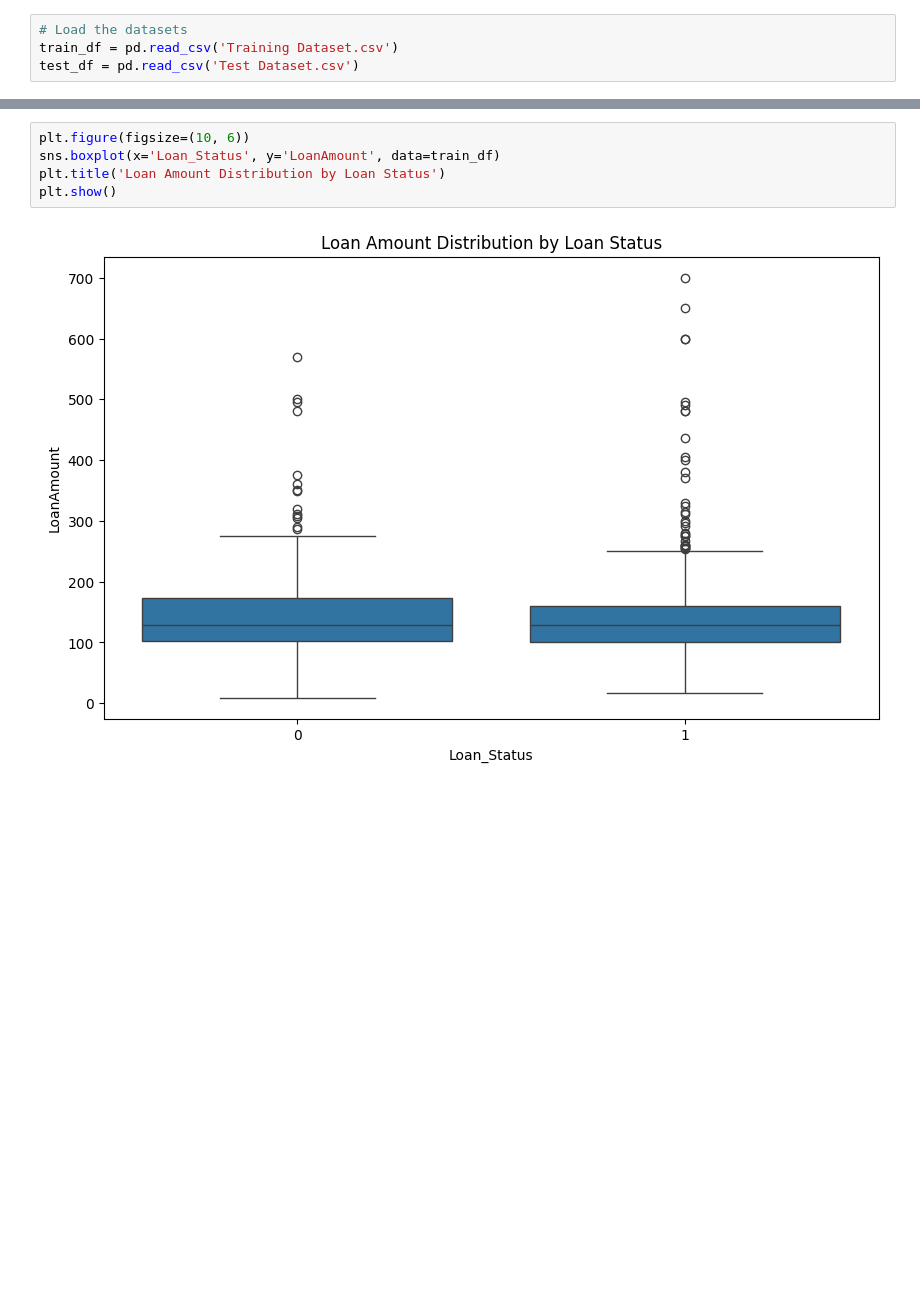
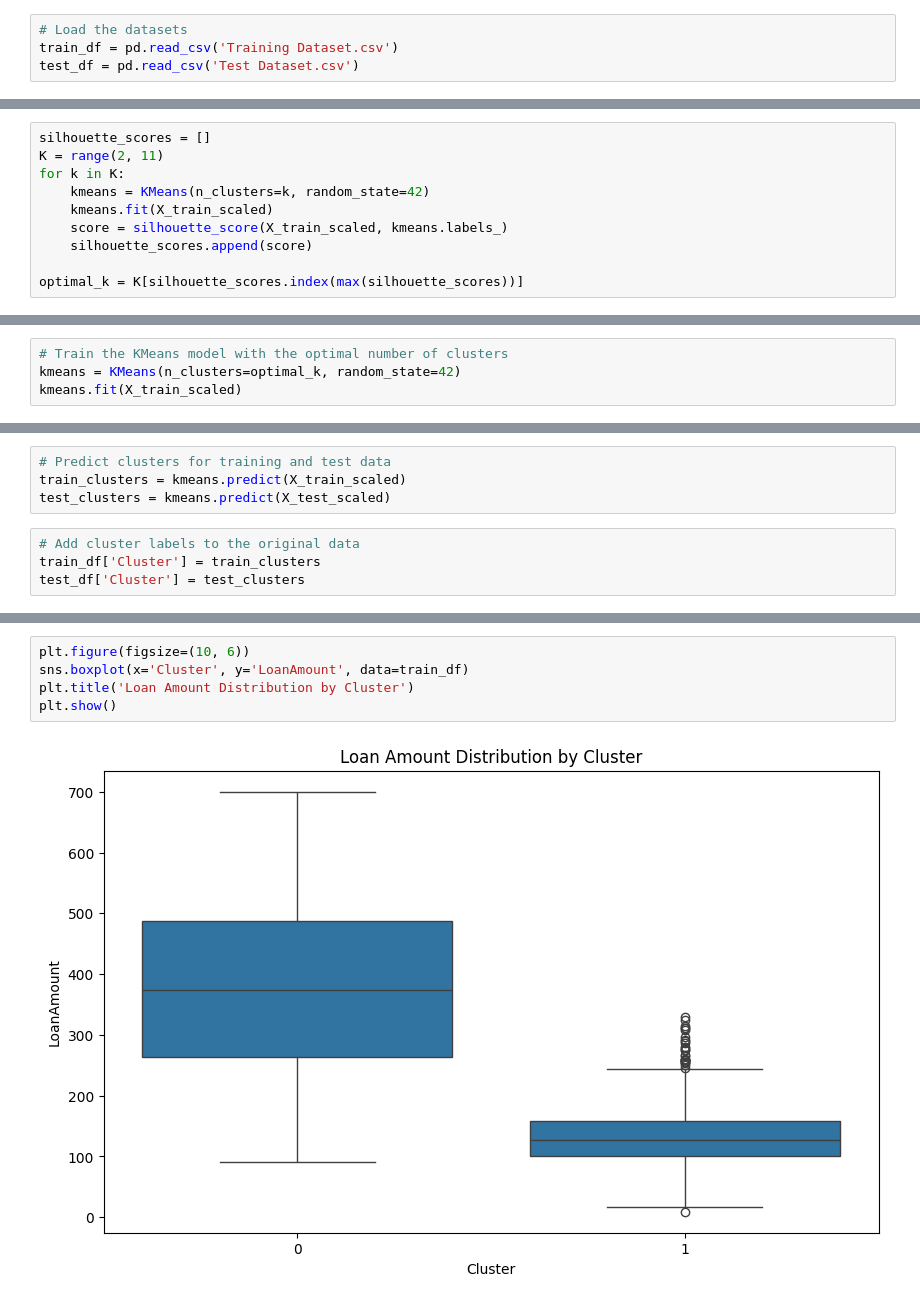
Before and after one commit to lucky326/Celebal_Intership, a Jupyter notebook: assignment_8/assignment_8.ipynb, the cells around one changed output, grey strips where cells are left out. Cells and saved outputs as stored; diff of their text form; blank space fills up the shorter version.

```diff
--- a/assignment_8/assignment_8.ipynb
+++ b/assignment_8/assignment_8.ipynb
@@ -62,0 +53,10 @@ test_df = test_df.reindex(columns=train_df.columns.drop('Loan_Status'), fill_val
+# %%
+silhouette_scores = []
+K = range(2, 11)
+for k in K:
+    kmeans = KMeans(n_clusters=k, random_state=42)
+    kmeans.fit(X_train_scaled)
+    score = silhouette_score(X_train_scaled, kmeans.labels_)
+    silhouette_scores.append(score)
+
+optimal_k = K[silhouette_scores.index(max(silhouette_scores))]
@@ -62,0 +67,4 @@ test_df = test_df.reindex(columns=train_df.columns.drop('Loan_Status'), fill_val
+# %%
+# Train the KMeans model with the optimal number of clusters
+kmeans = KMeans(n_clusters=optimal_k, random_state=42)
+kmeans.fit(X_train_scaled)
@@ -63 +73,9 @@ test_df = test_df.reindex(columns=train_df.columns.drop('Loan_Status'), fill_val
+# %%
+# Predict clusters for training and test data
+train_clusters = kmeans.predict(X_train_scaled)
+test_clusters = kmeans.predict(X_test_scaled)
+# %%
+# Add cluster labels to the original data
+train_df['Cluster'] = train_clusters
+test_df['Cluster'] = test_clusters
 # %%
@@ -71,7 +88,7 @@ plt.show()
 # %%
 plt.figure(figsize=(10, 6))
-sns.boxplot(x='Loan_Status', y='LoanAmount', data=train_df)
-plt.title('Loan Amount Distribution by Loan Status')
+sns.boxplot(x='Cluster', y='LoanAmount', data=train_df)
+plt.title('Loan Amount Distribution by Cluster')
 plt.show()
 # %% [output]
-[figure, old version]
+[figure, new version]
```
Also changed, not shown: parts of 19 cells of this notebook.
